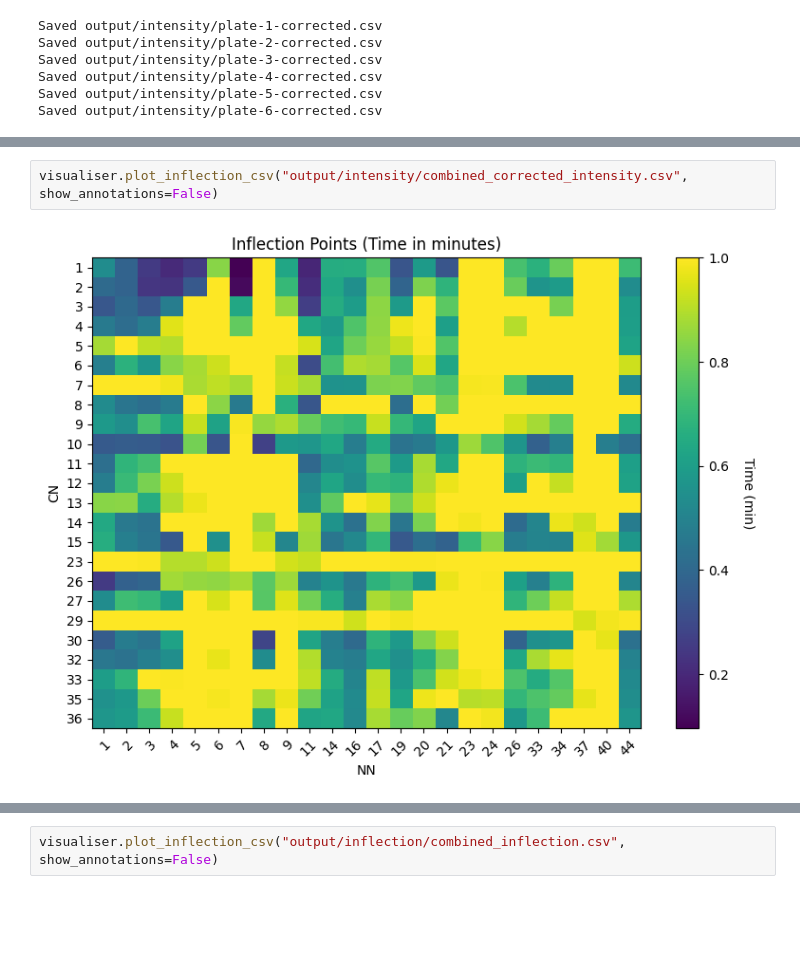
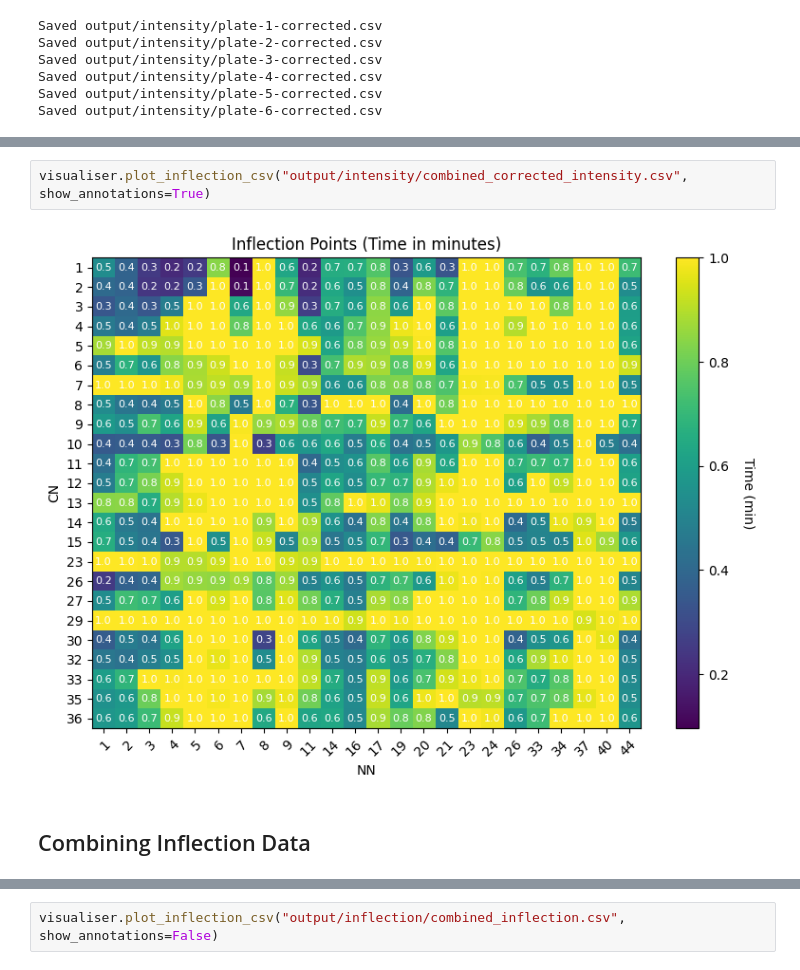
Before and after one commit to r3dugo/Image-Processing, a Jupyter notebook: inflection_processor/normalise.ipynb, the cells around one changed output, grey strips where cells are left out. Drawn from its saved outputs; the diff is of its cells as text; blank space fills up the shorter version.

```diff
--- a/inflection_processor/normalise.ipynb
+++ b/inflection_processor/normalise.ipynb
@@ -46,9 +50,11 @@ combine_well_matrix_csvs(csv_list, os.path.join("output", "intensity", "combined
 Saved combined CSV to output/intensity/combined_corrected_intensity.csv
 'output/intensity/combined_corrected_intensity.csv'
 # %%
-visualiser.plot_inflection_csv("output/intensity/combined_corrected_intensity.csv", show_annotations=False)
+visualiser.plot_inflection_csv("output/intensity/combined_corrected_intensity.csv", show_annotations=True)
 # %% [output]
-[figure, old version]
+[figure, new version]
+# %% [markdown]
+## Combining Inflection Data
 # %%
 # Inflection data
 csv_list3 = [os.path.join("..", "experiments", plate, "output", "inflection_points.csv") for plate in plates]
```
Also changed, not shown: parts of 10 cells of this notebook, 1 other file.
